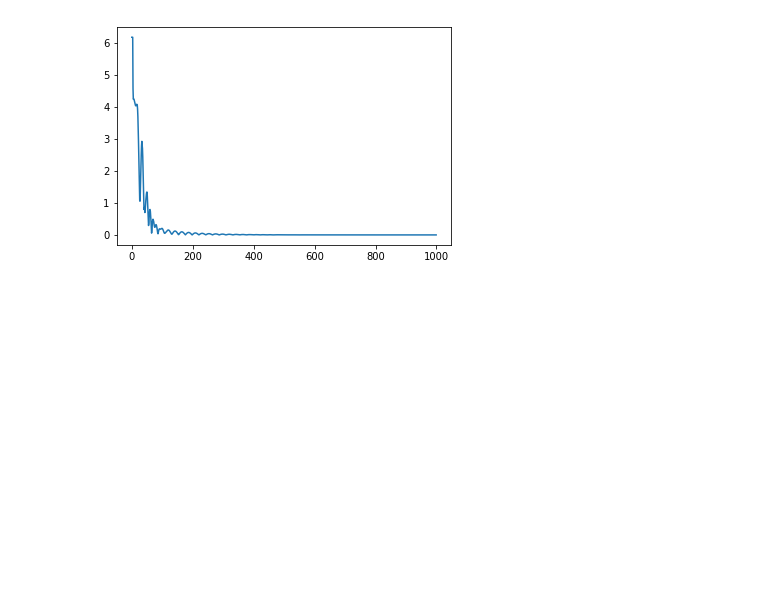
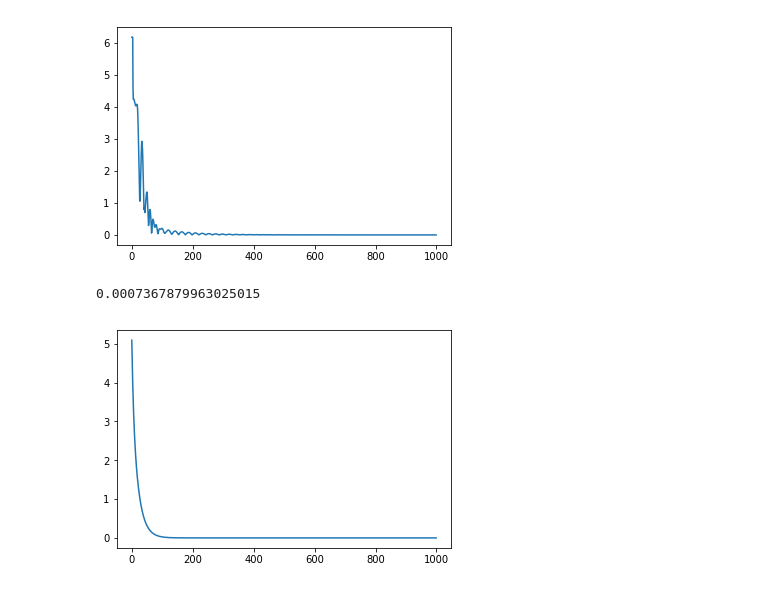
Before and after one commit to adityasinha379/Sparse-Recovery-of-Heard-Speech-Spectrogram, a Jupyter notebook: Project_as5624_vsr2119.ipynb, the cells around one changed output. Saved outputs shown, nothing was run; the diff lists cells and outputs as text; code cells hidden in the pictures; blank space fills up the shorter version.

```diff
--- a/Project_as5624_vsr2119.ipynb
+++ b/Project_as5624_vsr2119.ipynb
@@ -31,3 +85,13 @@ print(err[-1])
 # %% [output]
 5.75922172262796e-08
 [figure]
+# %%
+alpha = 7e-3
+beta = 1e-1
+lamda = 1e-3
+x,v,err = acc_prox_grad(A,y,alpha,beta,lamda,iters=1000)
+plt.plot(err)
+print(err[-1])
+# %% [output]
+0.0007367879963025015
+[figure, added]
```
Also changed, not shown: parts of 3 cells of this notebook.
